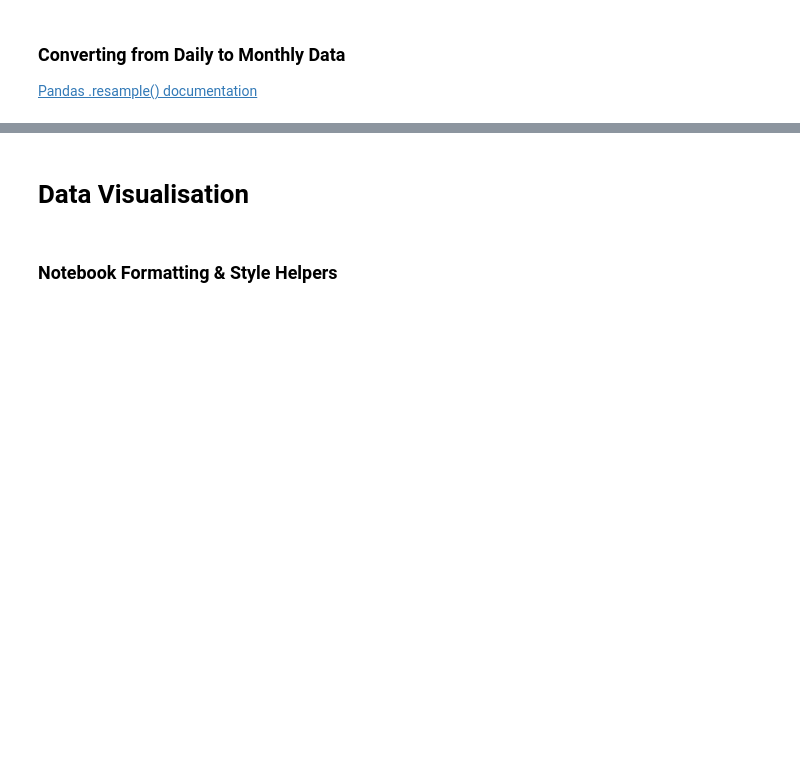
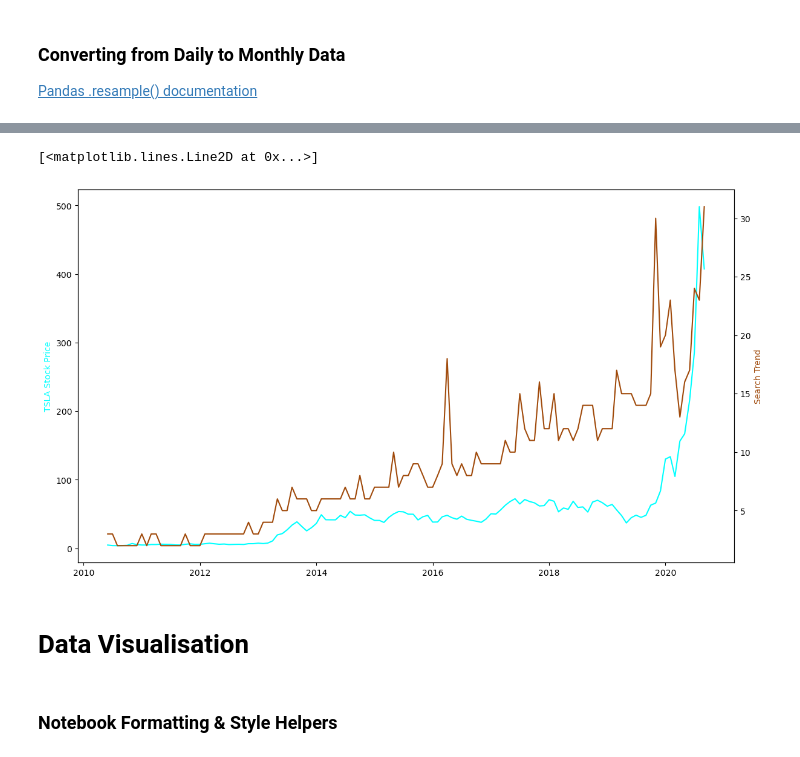
Before and after one commit to Fresnel-Fabian/100-Days-of-Code--Python, a Jupyter notebook: Day-75/Google Trends and Data Visualisation (start).ipynb, the cells around one changed output, grey strips where cells are left out. Cells and saved outputs as stored; diff of their text form; code cells hidden in the pictures; blank space fills up the shorter version.

Commit message:
Google Trends Data

```diff
--- a/Day-75/Google Trends and Data Visualisation (start).ipynb
+++ b/Day-75/Google Trends and Data Visualisation (start).ipynb
@@ -88,3 +165,7 @@ Number of missing values:
 ### Convert Strings to DateTime Objects
 # %% [markdown]
 **Challenge**: Check the data type of the entries in the DataFrame MONTH or DATE columns. Convert any strings in to Datetime objects. Do this for all 4 DataFrames. Double check if your type conversion was successful.
+# %%
+print(type(df_tesla.MONTH[0]))
+df_tesla.MONTH = pd.to_datetime(df_tesla.MONTH)
+type(df_tesla.MONTH[0])
@@ -95,3 +218,16 @@ Number of missing values:
+# %%
+plt.figure(figsize=(14, 8))
+ax1 = plt.gca()
+ax2 = plt.twinx()
+
+ax1.set_ylabel("TSLA Stock Price", c="aqua")
+ax2.set_ylabel("Search Trend", c="#A04A0B")
+
+ax1.plot(df_tesla.MONTH, df_tesla.TSLA_USD_CLOSE, c="aqua")
+ax2.plot(df_tesla.MONTH, df_tesla.TSLA_WEB_SEARCH, c="#A04A0B")
+# %% [output]
+[<matplotlib.lines.Line2D at 0x...>]
+[figure, added]
 # %% [markdown]
 # Data Visualisation
 # %% [markdown]
```
Also changed, not shown: parts of 24 cells of this notebook.
